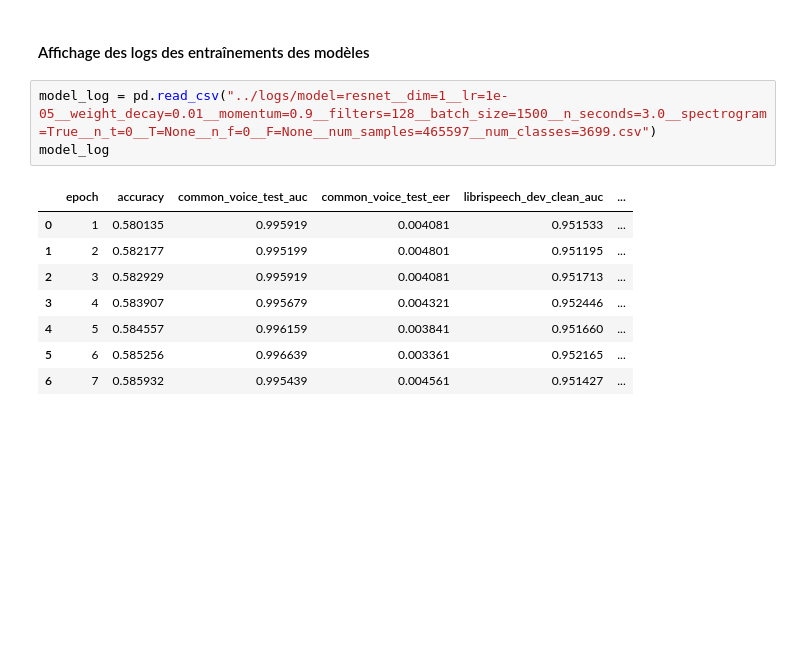
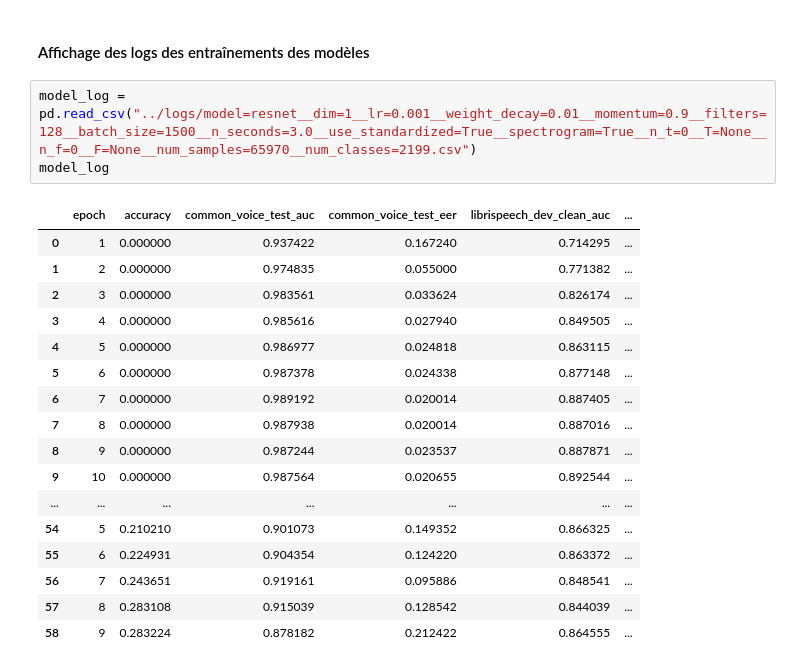
Before and after one commit to profenpoche/voicemap, a Jupyter notebook: notebooks/Models_stats.ipynb, the cells around one changed output. Cells and saved outputs as stored; diff of their text form; blank space fills up the shorter version.

```diff
--- a/notebooks/Models_stats.ipynb
+++ b/notebooks/Models_stats.ipynb
@@ -66,14 +68,23 @@ L'ajout de TCOF a fait largement augmenté la perte et baissé la précision glo
 # %% [markdown]
 #### Affichage des logs des entraînements des modèles
 # %%
-model_log = pd.read_csv("../logs/model=resnet__dim=1__lr=1e-05__weight_decay=0.01__momentum=0.9__filters=128__batch_size=1500__n_seconds=3.0__spectrogram=True__n_t=0__T=None__n_f=0__F=None__num_samples=465597__num_classes=3699.csv")
+model_log = pd.read_csv("../logs/model=resnet__dim=1__lr=0.001__weight_decay=0.01__momentum=0.9__filters=128__batch_size=1500__n_seconds=3.0__use_standardized=True__spectrogram=True__n_t=0__T=None__n_f=0__F=None__num_samples=65970__num_classes=2199.csv")
 model_log
 # %% [output]
 |  | epoch | accuracy | common_voice_test_auc | common_voice_test_eer | librispeech_dev_clean_auc | ... |
-| 0 | 1 | 0.580135 | 0.995919 | 0.004081 | 0.951533 | ... |
-| 1 | 2 | 0.582177 | 0.995199 | 0.004801 | 0.951195 | ... |
-| 2 | 3 | 0.582929 | 0.995919 | 0.004081 | 0.951713 | ... |
-| 3 | 4 | 0.583907 | 0.995679 | 0.004321 | 0.952446 | ... |
-| 4 | 5 | 0.584557 | 0.996159 | 0.003841 | 0.951660 | ... |
-| 5 | 6 | 0.585256 | 0.996639 | 0.003361 | 0.952165 | ... |
-| 6 | 7 | 0.585932 | 0.995439 | 0.004561 | 0.951427 | ... |
+| 0 | 1 | 0.000000 | 0.937422 | 0.167240 | 0.714295 | ... |
+| 1 | 2 | 0.000000 | 0.974835 | 0.055000 | 0.771382 | ... |
+| 2 | 3 | 0.000000 | 0.983561 | 0.033624 | 0.826174 | ... |
+| 3 | 4 | 0.000000 | 0.985616 | 0.027940 | 0.849505 | ... |
+| 4 | 5 | 0.000000 | 0.986977 | 0.024818 | 0.863115 | ... |
+| 5 | 6 | 0.000000 | 0.987378 | 0.024338 | 0.877148 | ... |
+| 6 | 7 | 0.000000 | 0.989192 | 0.020014 | 0.887405 | ... |
+| 7 | 8 | 0.000000 | 0.987938 | 0.020014 | 0.887016 | ... |
+| 8 | 9 | 0.000000 | 0.987244 | 0.023537 | 0.887871 | ... |
+| 9 | 10 | 0.000000 | 0.987564 | 0.020655 | 0.892544 | ... |
+| ... | ... | ... | ... | ... | ... | ... |
+| 54 | 5 | 0.210210 | 0.901073 | 0.149352 | 0.866325 | ... |
+| 55 | 6 | 0.224931 | 0.904354 | 0.124220 | 0.863372 | ... |
+| 56 | 7 | 0.243651 | 0.919161 | 0.095886 | 0.848541 | ... |
+| 57 | 8 | 0.283108 | 0.915039 | 0.128542 | 0.844039 | ... |
+| 58 | 9 | 0.283224 | 0.878182 | 0.212422 | 0.864555 | ... |
```
Also changed, not shown: parts of 3 cells of this notebook.
